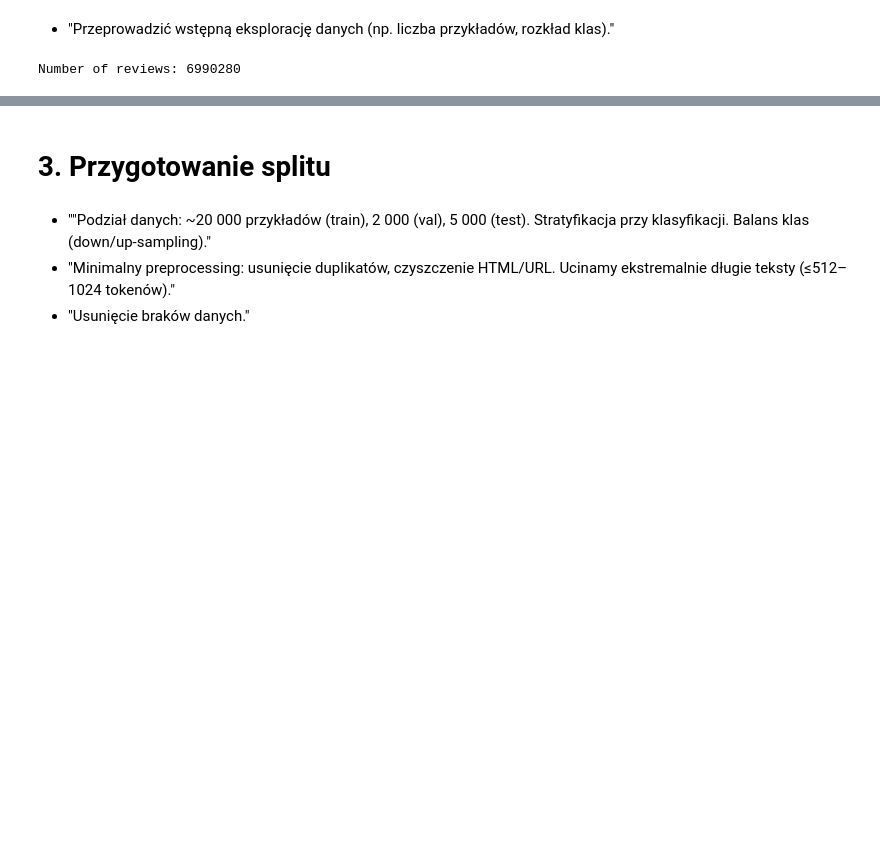
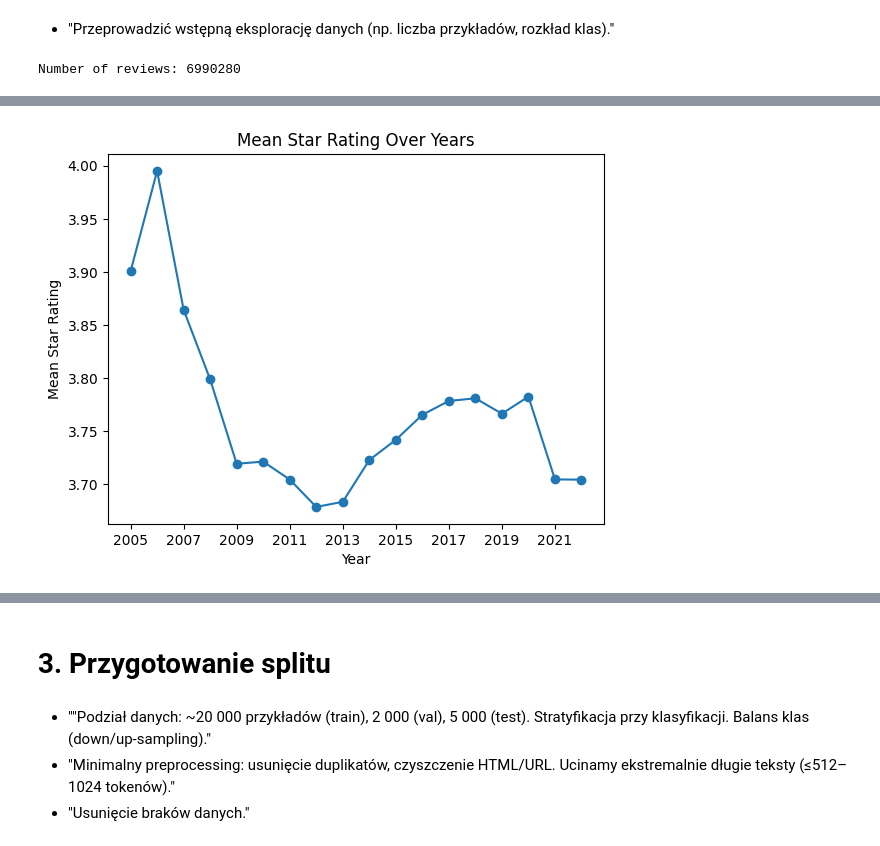
Before and after one commit to r-ost/PPD-project, a Jupyter notebook: notebooks/01_eda.ipynb, the cells around one changed output, grey strips where cells are left out. Saved outputs shown, nothing was run; the diff lists cells and outputs as text; code cells hidden in the pictures; blank space fills up the shorter version.

```diff
--- a/notebooks/01_eda.ipynb
+++ b/notebooks/01_eda.ipynb
@@ -35,0 +68,11 @@ Number of reviews: 6990280
+# %%
+df['date'] = pd.to_datetime(df['date'])
+df.groupby(df['date'].dt.year)['stars'].mean().plot(marker='o')
+plt.title('Mean Star Rating Over Years')
+plt.xlabel('Year')
+plt.ylabel('Mean Star Rating')
+plt.xticks(range(2005, 2023, 2))
+plt.show()
+plt.show()
+# %% [output]
+[figure, added]
```
Also changed, not shown: parts of 10 cells of this notebook.
